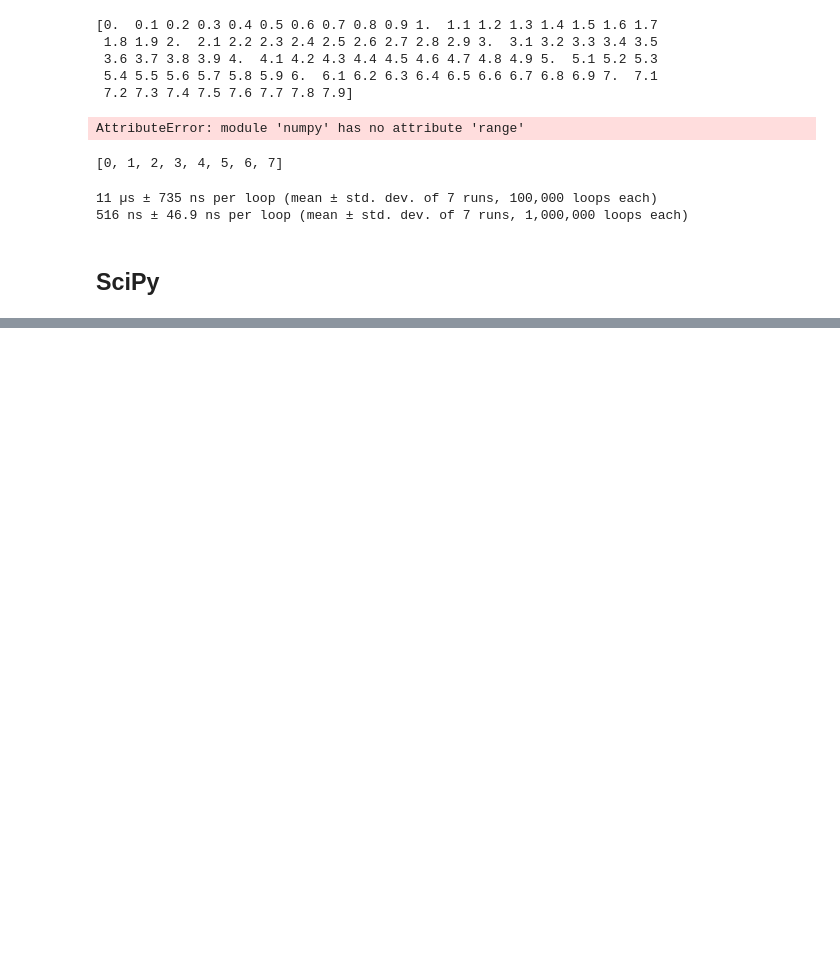
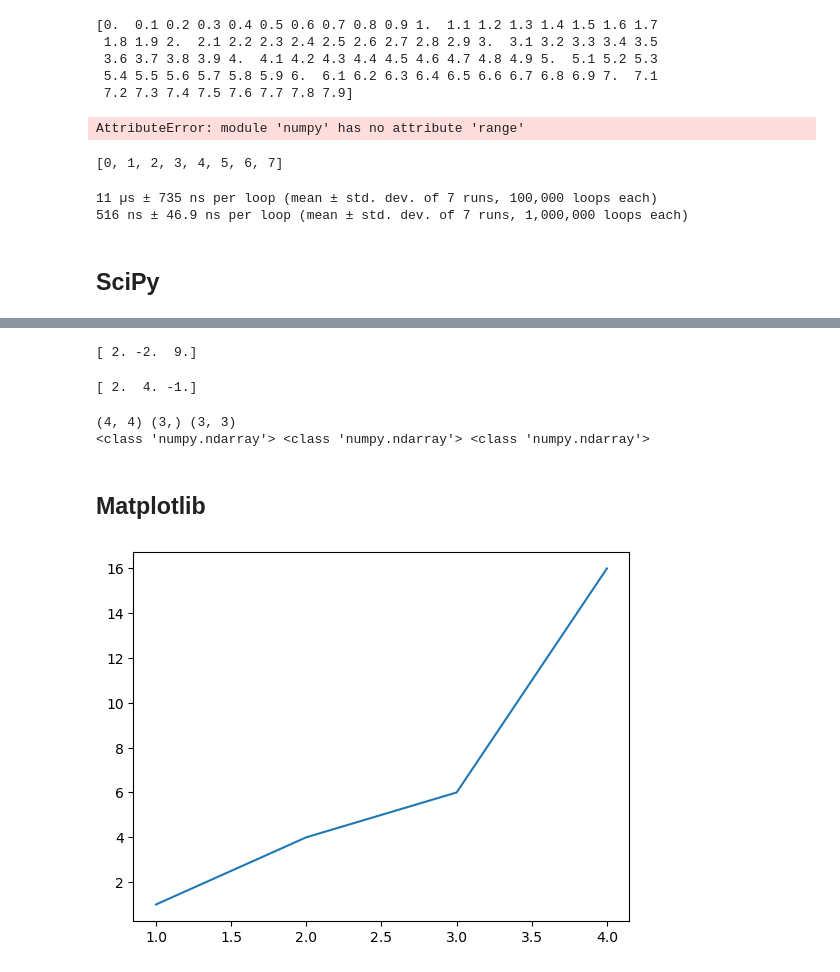
Before and after one commit to wallport17/myJupyterNotebooks, a Jupyter notebook: 003_NumPy-SciPy-Matplotlib-intro.ipynb, the cells around one changed output, grey strips where cells are left out. Saved outputs shown, nothing was run; the diff lists cells and outputs as text; code cells hidden in the pictures; blank space fills up the shorter version.

Commit message:
Second commit numpy and scipy and matplotlib 	modified:   003_NumPy-SciPy-Matplotlib-intro.ipynb

```diff
--- a/003_NumPy-SciPy-Matplotlib-intro.ipynb
+++ b/003_NumPy-SciPy-Matplotlib-intro.ipynb
@@ -109,0 +140,22 @@ list(range(0,8, 1))
+# %%
+a = np.array([[3, 2, 0], [1, -1, 0], [0, 5, 1]])
+b = np.array([2, 4, -1])
+
+x = linalg.solve(a, b)
+print(x)
+# %% [output]
+[ 2. -2.  9.]
+# %%
+print(np.dot(a, x))
+# %% [output]
+[ 2.  4. -1.]
+# %%
+X = np.random.randn(4, 3)
+U, D, V = linalg.svd(X)
+print(U.shape, D.shape, V.shape)
+print(type(U), type(D), type(V))
+# %% [output]
+(4, 4) (3,) (3, 3)
+<class 'numpy.ndarray'> <class 'numpy.ndarray'> <class 'numpy.ndarray'>
+# %% [markdown]
+## Matplotlib
@@ -109,0 +164,7 @@ list(range(0,8, 1))
+# %%
+from matplotlib import pylab as plt
+
+plt.plot([1, 2, 3, 4],[1, 4, 6, 16])
+plt.show()
+# %% [output]
+[figure, added]
```
Also changed, not shown: parts of 7 cells of this notebook.
